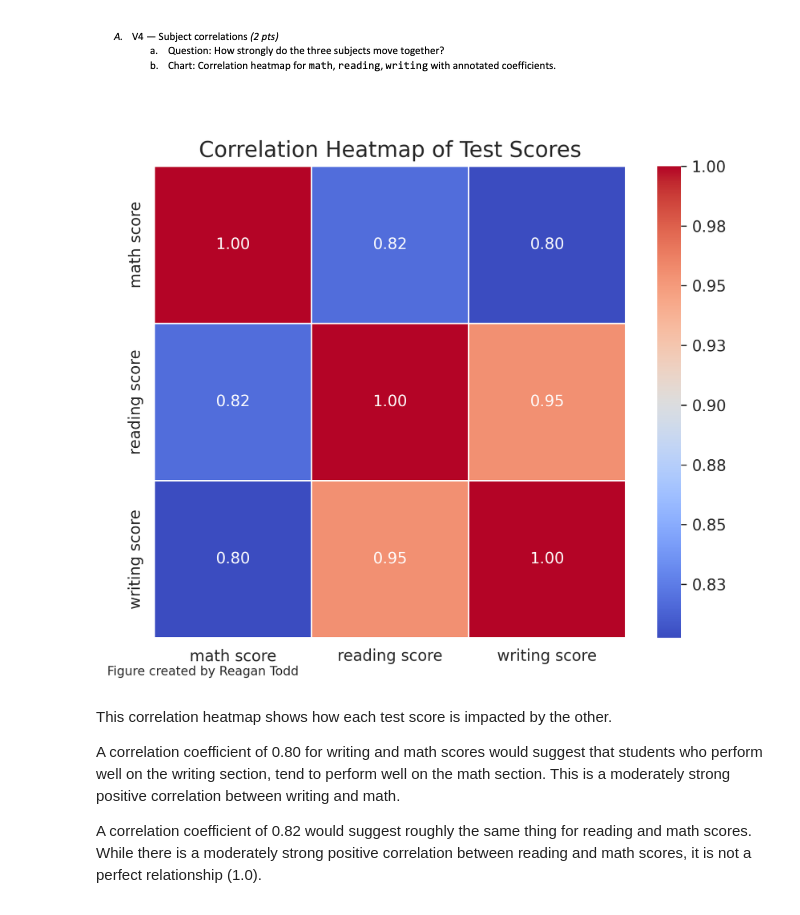
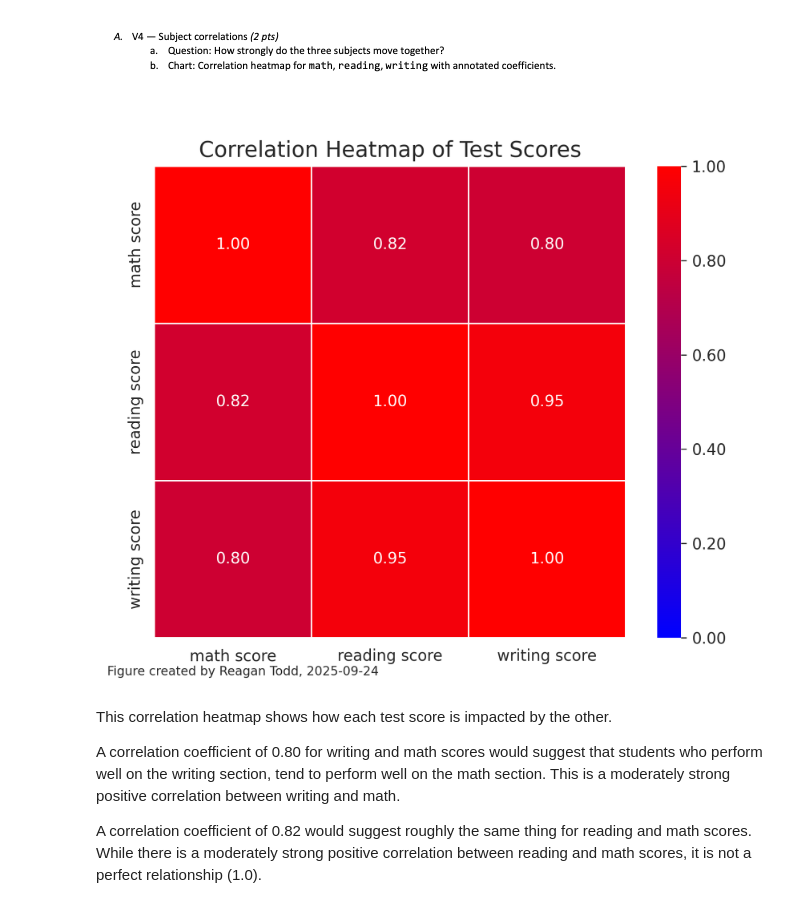
Before and after one commit to 18ret01-rt/5530-Fall, a Jupyter notebook: src/todd_5530_A1_Part2.ipynb, the cells around one changed output. Drawn from its saved outputs; the diff is of its cells as text; code cells hidden in the pictures.

```diff
--- a/src/todd_5530_A1_Part2.ipynb
+++ b/src/todd_5530_A1_Part2.ipynb
@@ -201,38 +201,41 @@ Based upon this barchart, it would suggest that lunch status (free/reduced vs st
 # %%
 import matplotlib.pyplot as plt
 import matplotlib.ticker as mticker
+import matplotlib.colors as mcolors
 import seaborn as sns
 
 score_cols = ['math score', 'reading score', 'writing score']
 scores_df = df[score_cols]
 
 corr_matrix = scores_df.corr()
 
-plt.figure(figsize=(6, 5), dpi=300)
+plt.figure(figsize=(8, 6), dpi=300)
 sns.set_style("white")
 
 ax = sns.heatmap(
     corr_matrix,
     annot=True,
     fmt=".2f",
-    cmap="coolwarm",
+    cmap=mcolors.LinearSegmentedColormap.from_list("", ["blue", "red"]),
     cbar=True,
     square=True,
-    linewidths=0.5
+    linewidths=0.5,
+    vmin=0,
+    vmax=1
 )
 
 plt.title("Correlation Heatmap of Test Scores", fontsize=14)
 
 cbar = ax.collections[0].colorbar
 cbar.ax.yaxis.set_major_formatter(mticker.FormatStrFormatter('%.2f'))
 
-plt.figtext(0.01, 0.01, "Figure created by Reagan Todd", fontsize=8, ha="left")
+plt.figtext(0.01, 0.01, "Figure created by Reagan Todd, 2025-09-24", fontsize=8, ha="left")
 plt.subplots_adjust(bottom=0.18)
 
 plt.tight_layout()
 plt.show()
 # %% [output]
-[figure, old version]
+[figure, new version]
 # %% [markdown]
 This correlation heatmap shows how each test score is impacted by the other.
 
```
Also changed, not shown: parts of 1 cell of this notebook, 1 other file.
